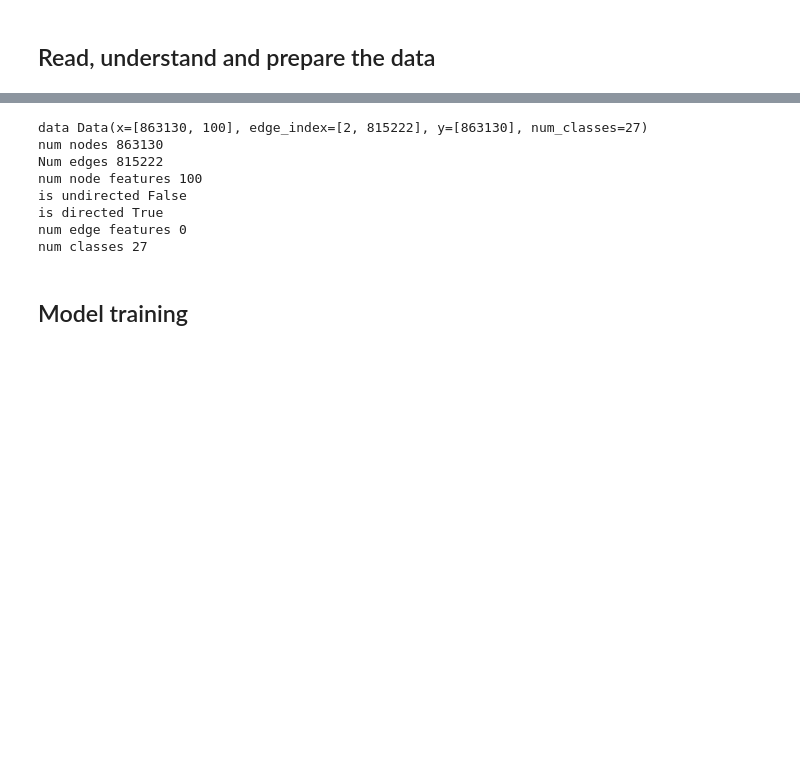
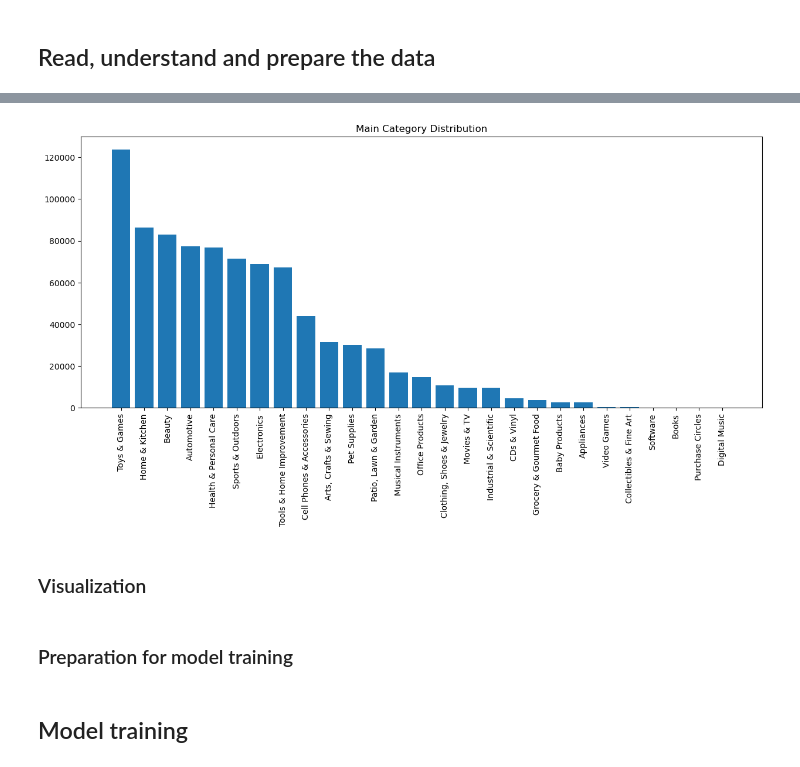
Before and after one commit to lucamodica/grape-project, a Jupyter notebook: model-train.ipynb, the cells around one changed output, grey strips where cells are left out. Saved outputs shown, nothing was run; the diff lists cells and outputs as text; code cells hidden in the pictures; blank space fills up the shorter version.

```diff
--- a/model-train.ipynb
+++ b/model-train.ipynb
@@ -32,34 +52,21 @@ data.num_classes = data.y.unique().shape[0]
 # %%
-# value_counts = node_data['main_category'].value_counts()
+value_counts = node_data['main_category'].value_counts()
 
-# # plot a bar chart of the main categories
-# plt.figure(figsize=(20, 8))
-# plt.bar(value_counts.index, value_counts.values)
-# plt.xticks(rotation=90)
-# plt.show()
+# plot a bar chart of the main categories
+plt.figure(figsize=(15, 6))
+plt.bar(value_counts.index, value_counts.values)
+plt.xticks(rotation=90)
+plt.title('Main Category Distribution')
+plt.show()
+# %% [output]
+[figure, added]
+# %% [markdown]
+### Visualization
 # %%
 # from torch_geometric.utils import to_networkx
 
 # G = to_networkx(data, to_undirected=True)
 # visualize_graph(G, color=data.y)
-# %%
-print("data", data)
-print("num nodes", data.num_nodes)
-print("Num edges", data.num_edges)
-print("num node features", data.num_node_features)
-print("is undirected", data.is_undirected())
-print("is directed", data.is_directed())
-print("num edge features", data.num_edge_features)
-print('num classes', data.num_classes)
-# %% [output]
-data Data(x=[863130, 100], edge_index=[2, 815222], y=[863130], num_classes=27)
-num nodes 863130
-Num edges 815222
-num node features 100
-is undirected False
-is directed True
-num edge features 0
-num classes 27
 # %%
 # def create_data_split_masks(data, train_ratio=0.8, val_ratio=0.1):
 #   # Total number of nodes
@@ -89,4 +96,6 @@ num classes 27
 #   data.test_mask = test_mask
 
 #   return data
+# %% [markdown]
+### Preparation for model training
 # %%
```
Also changed, not shown: parts of 16 cells of this notebook, 2 other files.
